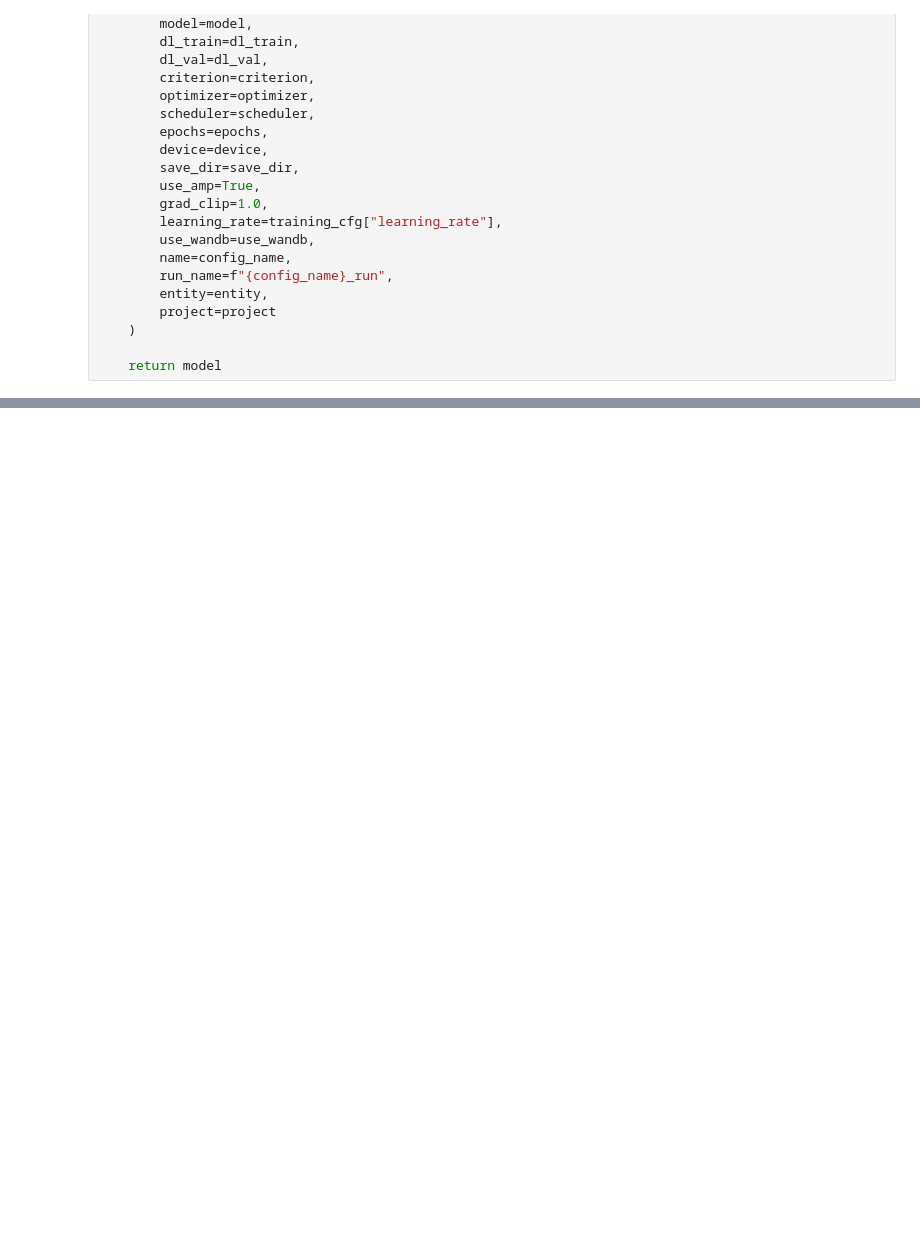
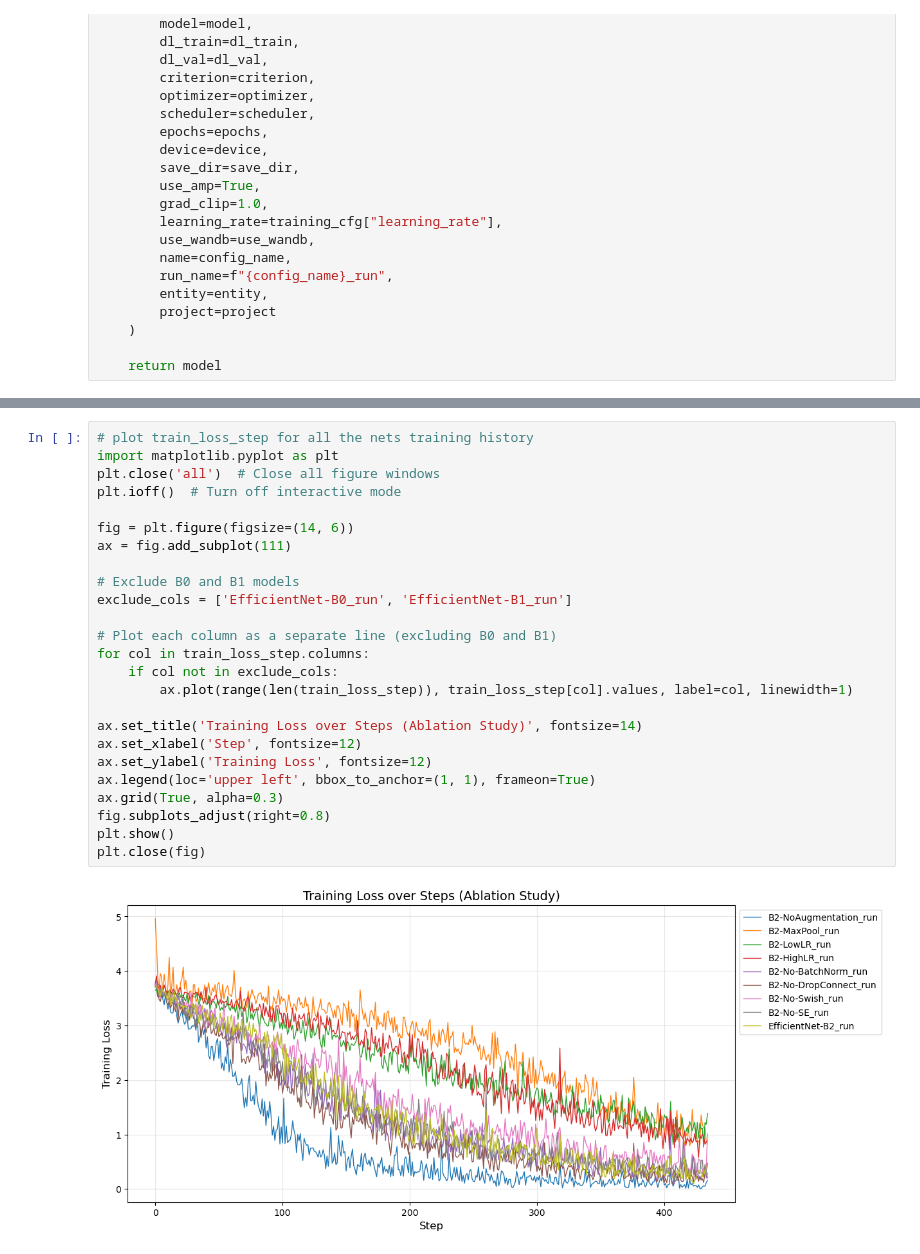
Before and after one commit to mpreda01/Image_processing_and_computer_vision_project, a Jupyter notebook: efiicientNet_Ablation.ipynb, the cells around one changed output, grey strips where cells are left out. Drawn from its saved outputs; the diff is of its cells as text; blank space fills up the shorter version.

```diff
--- a/efiicientNet_Ablation.ipynb
+++ b/efiicientNet_Ablation.ipynb
@@ -1149,0 +1577,27 @@ for config_name in ablation_configs.keys():
+# %%
+# plot train_loss_step for all the nets training history
+import matplotlib.pyplot as plt
+plt.close('all')  # Close all figure windows
+plt.ioff()  # Turn off interactive mode
+
+fig = plt.figure(figsize=(14, 6))
+ax = fig.add_subplot(111)
+
+# Exclude B0 and B1 models
+exclude_cols = ['EfficientNet-B0_run', 'EfficientNet-B1_run']
+
+# Plot each column as a separate line (excluding B0 and B1)
+for col in train_loss_step.columns:
+    if col not in exclude_cols:
+        ax.plot(range(len(train_loss_step)), train_loss_step[col].values, label=col, linewidth=1)
+
+ax.set_title('Training Loss over Steps (Ablation Study)', fontsize=14)
+ax.set_xlabel('Step', fontsize=12)
+ax.set_ylabel('Training Loss', fontsize=12)
+ax.legend(loc='upper left', bbox_to_anchor=(1, 1), frameon=True)
+ax.grid(True, alpha=0.3)
+fig.subplots_adjust(right=0.8)
+plt.show()
+plt.close(fig)
+# %% [output]
+[figure, added]
```
Also changed, not shown: parts of 20 cells of this notebook, 5 other files.
